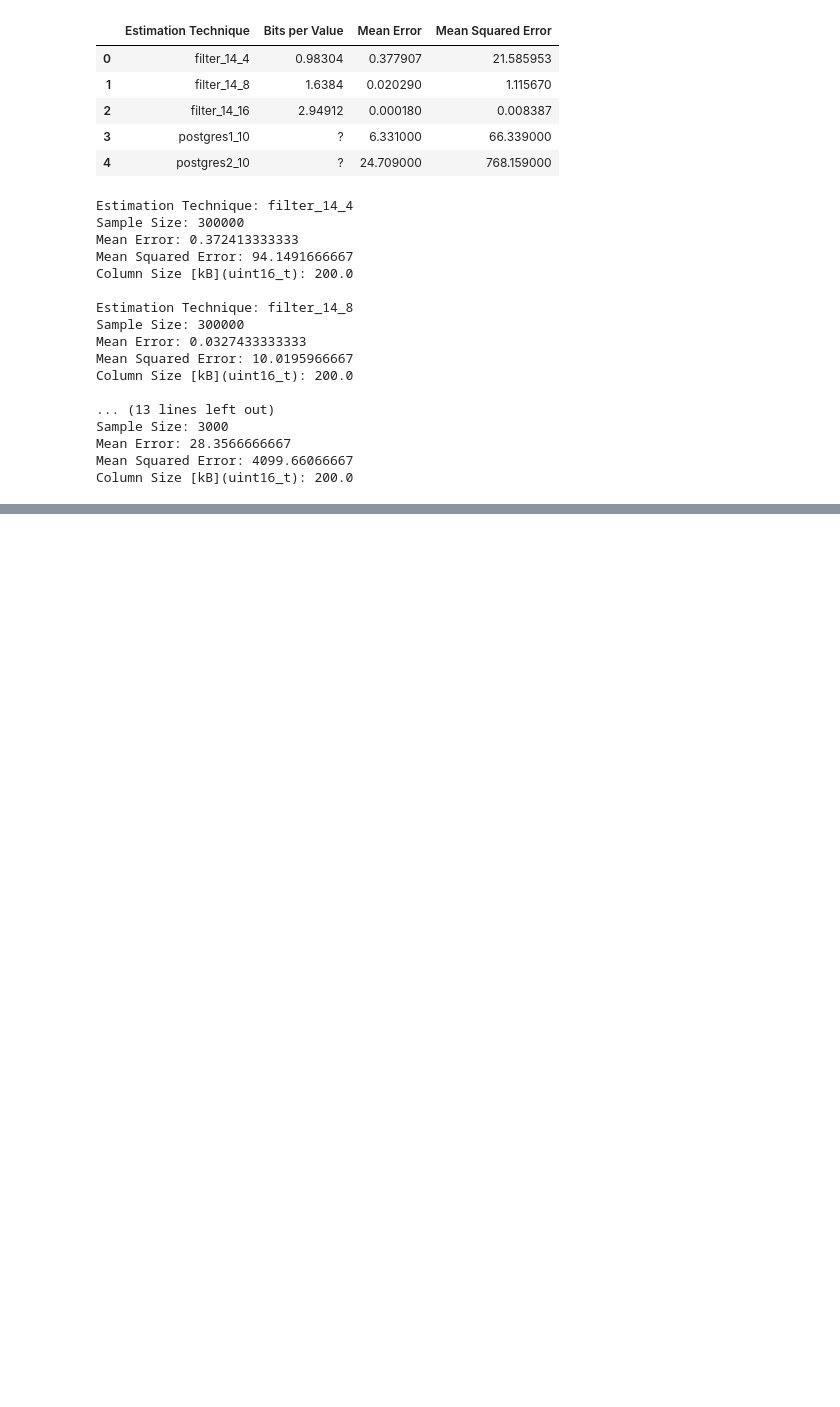
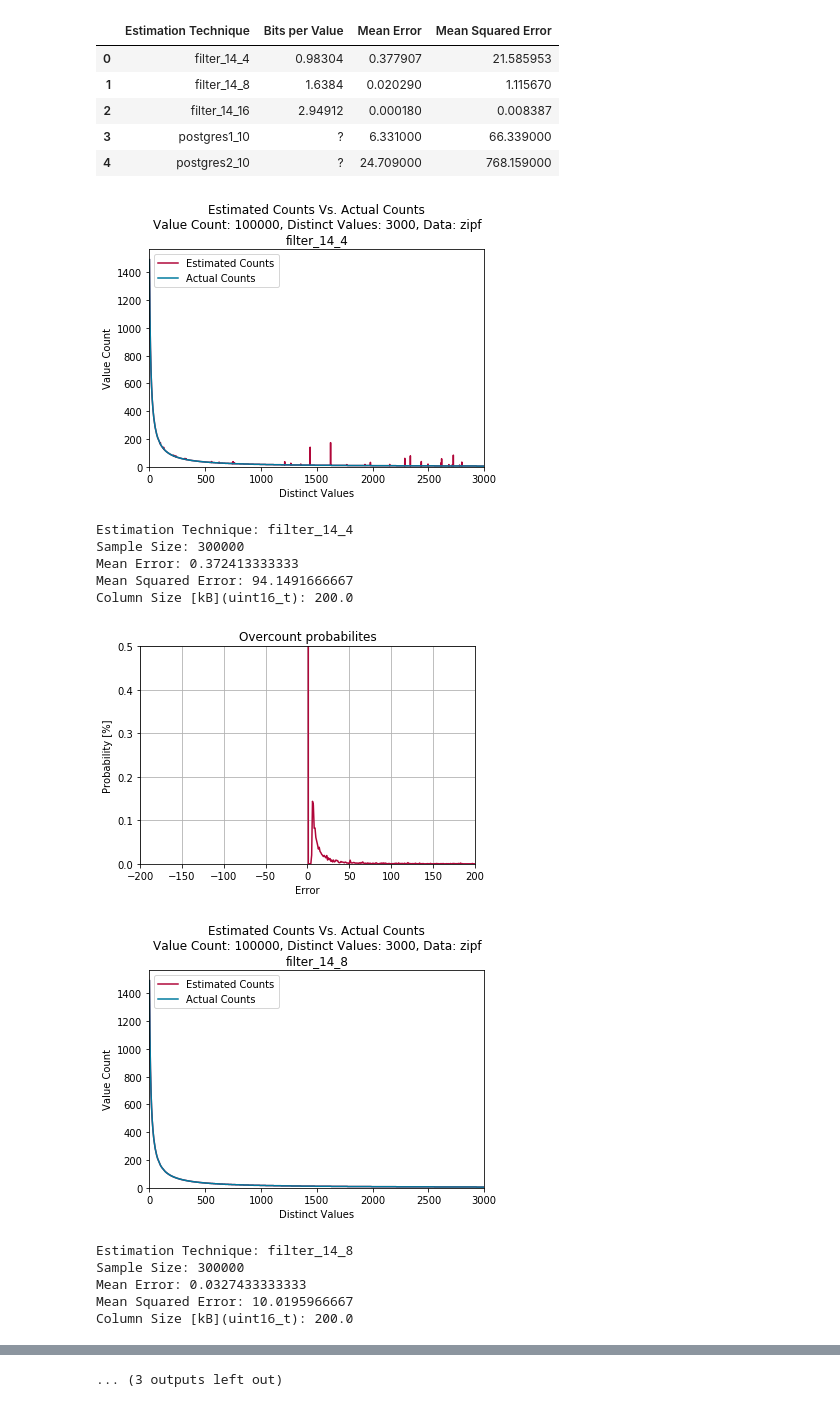
Before and after one commit to ArneMayer/MasterarbeitJupyter, a Jupyter notebook: Cardinality Estimation.ipynb, the cells around one changed output, grey strips where cells are left out. Saved outputs shown, nothing was run; the diff lists cells and outputs as text; code cells hidden in the pictures; blank space fills up the shorter version.

Commit message:
plots working again

```diff
--- a/Cardinality Estimation.ipynb
+++ b/Cardinality Estimation.ipynb
@@ -250,36 +232,32 @@ estimation_comparison_table(quotient_sizes, remainder_sizes, data_name, row_coun
 # %%
 remainder_sizes = [2, 4, 8, 16]
 quotient_sizes = [12, 13, 14]
 data_name = "zipf"
 row_count = 100000
 distinct_values = 3000
 
 for quotient_size in quotient_sizes:
     for remainder_size in remainder_sizes:
         estimation_tec = "filter_" + str(quotient_size) + "_" + str(remainder_size)
-        #estimation_example(data_name, row_count, distinct_values, estimation_tec)
+        estimation_example(data_name, row_count, distinct_values, estimation_tec)
         estimation_evaluation(data_name, row_count, distinct_values, estimation_tec)
 
-#estimation_example(data_name, row_count, distinct_values, "postgres1_10")
+estimation_example(data_name, row_count, distinct_values, "postgres1_10")
 estimation_evaluation(data_name, row_count, distinct_values, "postgres1_10")
 
-#estimation_example(data_name, row_count, distinct_values, "postgres2_10")
+estimation_example(data_name, row_count, distinct_values, "postgres2_10")
 estimation_evaluation(data_name, row_count, distinct_values, "postgres2_10")
 # %% [output]
+[figure, added]
 Estimation Technique: filter_14_4
 Sample Size: 300000
 Mean Error: 0.372413333333
 Mean Squared Error: 94.1491666667
 Column Size [kB](uint16_t): 200.0
-
-Estimation Technique: filter_14_8
-Sample Size: 300000
-Mean Error: 0.0327433333333
-Mean Squared Error: 10.0195966667
-Column Size [kB](uint16_t): 200.0
-
-... (13 lines left out)
-Sample Size: 3000
-Mean Error: 28.3566666667
-Mean Squared Error: 4099.66066667
-Column Size [kB](uint16_t): 200.0
+[figure, added]
+[figure, added]
+Estimation Technique: filter_14_8
+Sample Size: 300000
+Mean Error: 0.0327433333333
+Mean Squared Error: 10.0195966667
+Column Size [kB](uint16_t): 200.0
@@ -285,0 +279 @@ Column Size [kB](uint16_t): 200.0
+... (3 outputs left out)
```
Also changed, not shown: parts of 5 cells of this notebook.
